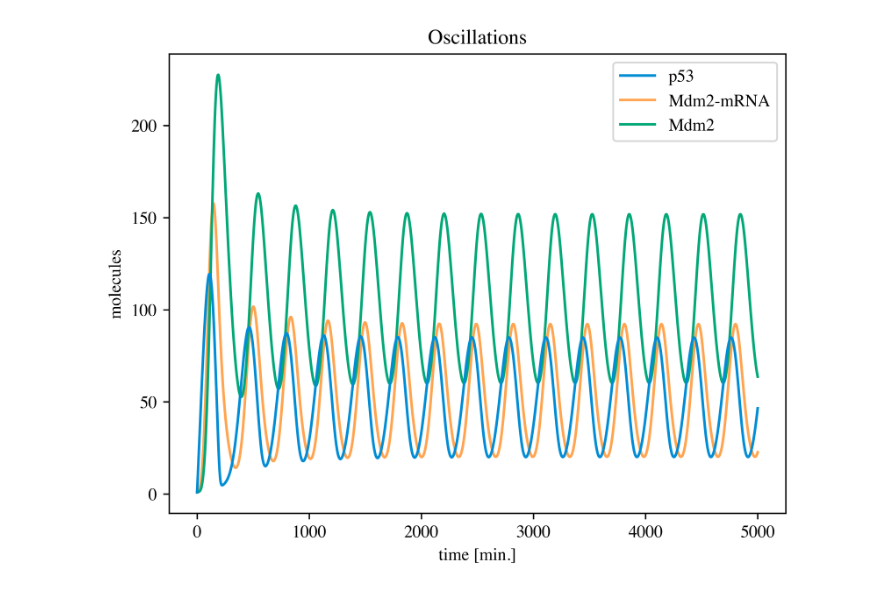
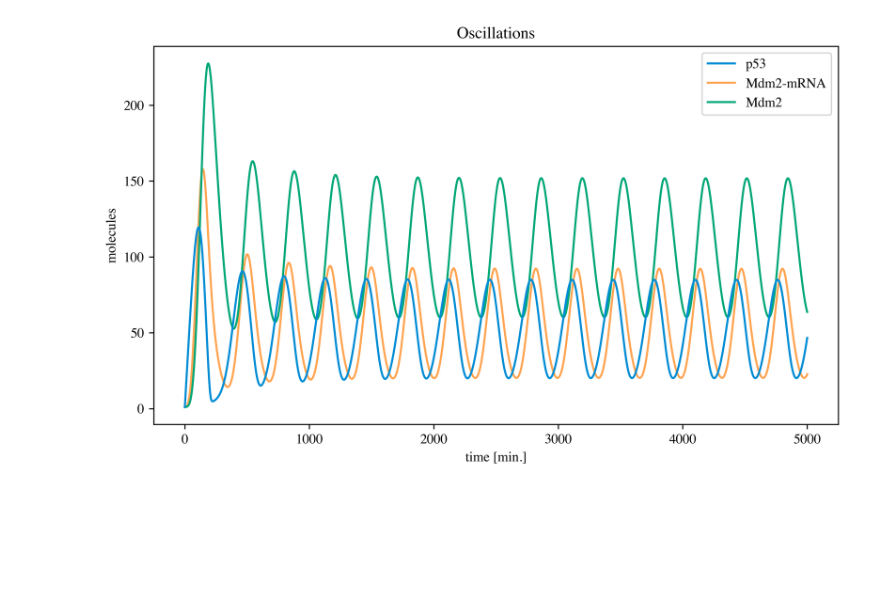
Before and after one commit to ErikBachRyhl/p53, a Jupyter notebook: Final plots/oscilation p53 no nut.ipynb, the cells around one changed output. Cells and saved outputs as stored; diff of their text form; code cells hidden in the pictures; blank space fills up the shorter version.

```diff
--- a/Final plots/oscilation p53 no nut.ipynb
+++ b/Final plots/oscilation p53 no nut.ipynb
@@ -69,13 +69,13 @@ p = sim_sus["y"][0]
 m = sim_sus["y"][1]
 M = sim_sus["y"][2]
 # %%
-plt.figure(dpi=600)
+plt.figure(dpi=600, figsize=[9, 5])
 plt.plot(t, p, color=colors["p53"], zorder=5, label="p53")
 plt.plot(t, m, color=colors["mdm2_rna"], label="Mdm2-mRNA")
 plt.plot(t, M, color=colors["Mf"], label="Mdm2")
 plt.title("Oscillations")
 plt.xlabel("time [min.]")
 plt.ylabel("molecules")
 plt.legend();
 # %% [output]
-[figure, old version]
+[figure, new version]
```
Also changed, not shown: 1 other file.
